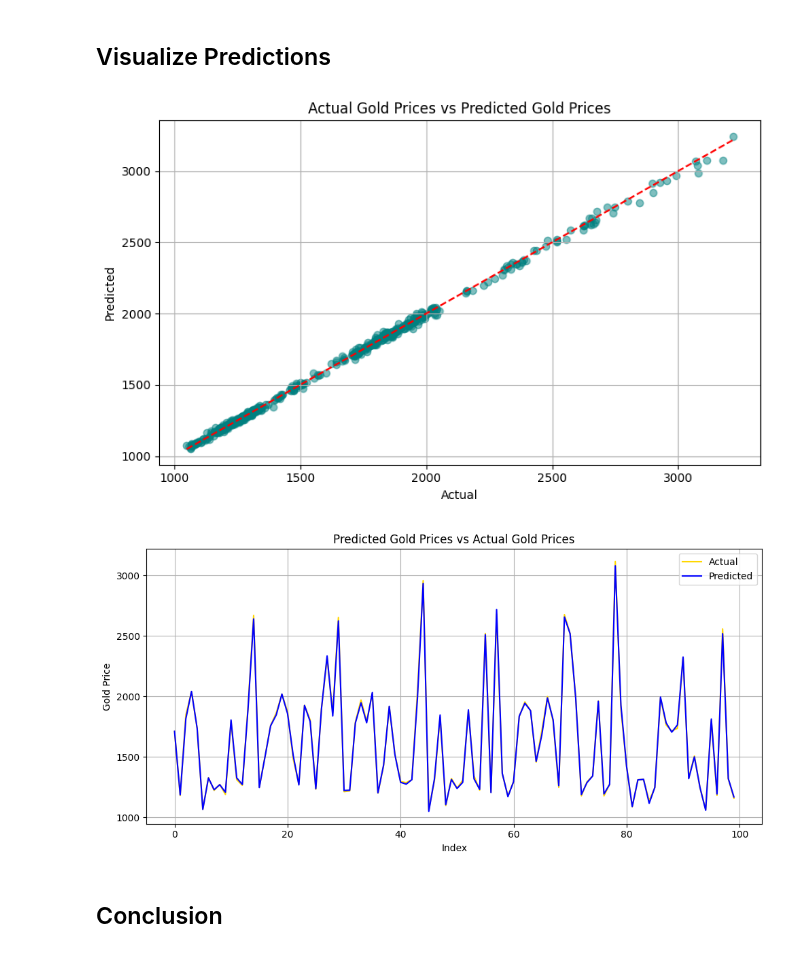
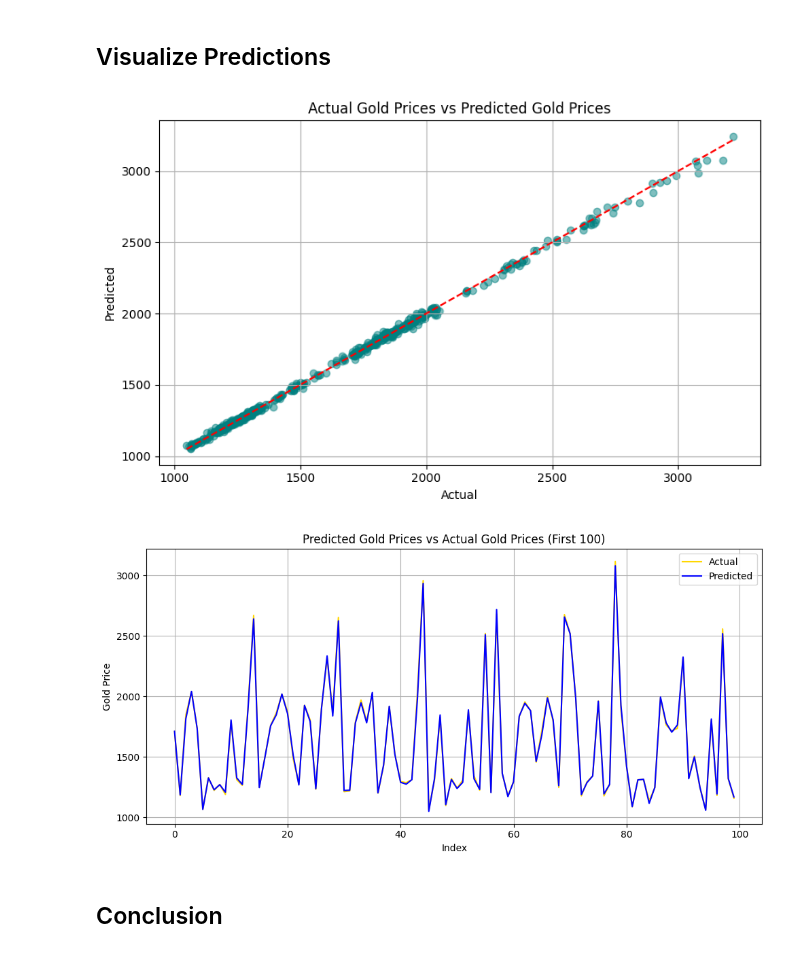
Before and after one commit to AakankshaHaravde/Gold-Price-Prediction-ML, a Jupyter notebook: notebook/Gold_Price_Prediction.ipynb, the cells around one changed output. Cells and saved outputs as stored; diff of their text form; code cells hidden in the pictures.

```diff
--- a/notebook/Gold_Price_Prediction.ipynb
+++ b/notebook/Gold_Price_Prediction.ipynb
@@ -83,31 +92,39 @@ R² Score: 0.9987
 ## Visualize Predictions
 # %%
 
-# Scatter Plot
-plt.figure(figsize=(8, 5))
-plt.scatter(y_test, y_pred, alpha=0.5, color='teal')
-plt.plot([y_test.min(), y_test.max()], [y_test.min(), y_test.max()], 'r--')
+# Scatter Plot: Actual vs Predicted
+plt.figure(figsize=(8, 5)) # Scatter plot of actual vs predicted values
+plt.scatter(y_test, y_pred, alpha=0.5, color='teal')  # Scatter plot of actual vs predicted values`
+plt.plot([y_test.min(), y_test.max()], [y_test.min(), y_test.max()], 'r--')  # Diagonal line for reference
+
+# Title and labels
 plt.title("Actual Gold Prices vs Predicted Gold Prices")
 plt.xlabel("Actual")
 plt.ylabel("Predicted")
+
+# Grid and legend
 plt.grid(True)
 plt.tight_layout()
 plt.show()
 
-# Line Plot
+# Line Chart: Actual vs Predicted (First 100)
 plt.figure(figsize=(10, 5))
 plt.plot(y_test.values[:100], label='Actual', color='gold')
 plt.plot(y_pred[:100], label='Predicted', color='blue')
-plt.title("Predicted Gold Prices vs Actual Gold Prices")
+
+# Title and labels
+plt.title("Predicted Gold Prices vs Actual Gold Prices (First 100)")
 plt.xlabel("Index")
 plt.ylabel("Gold Price")
+
+# Grid and legend
 plt.legend()
 plt.grid(True)
 plt.tight_layout()
 plt.show()
 # %% [output]
 [figure]
-[figure, old version]
+[figure, new version]
 # %% [markdown]
 ## Conclusion
 # %% [markdown]
```
Also changed, not shown: parts of 4 cells of this notebook, 1 other file.
